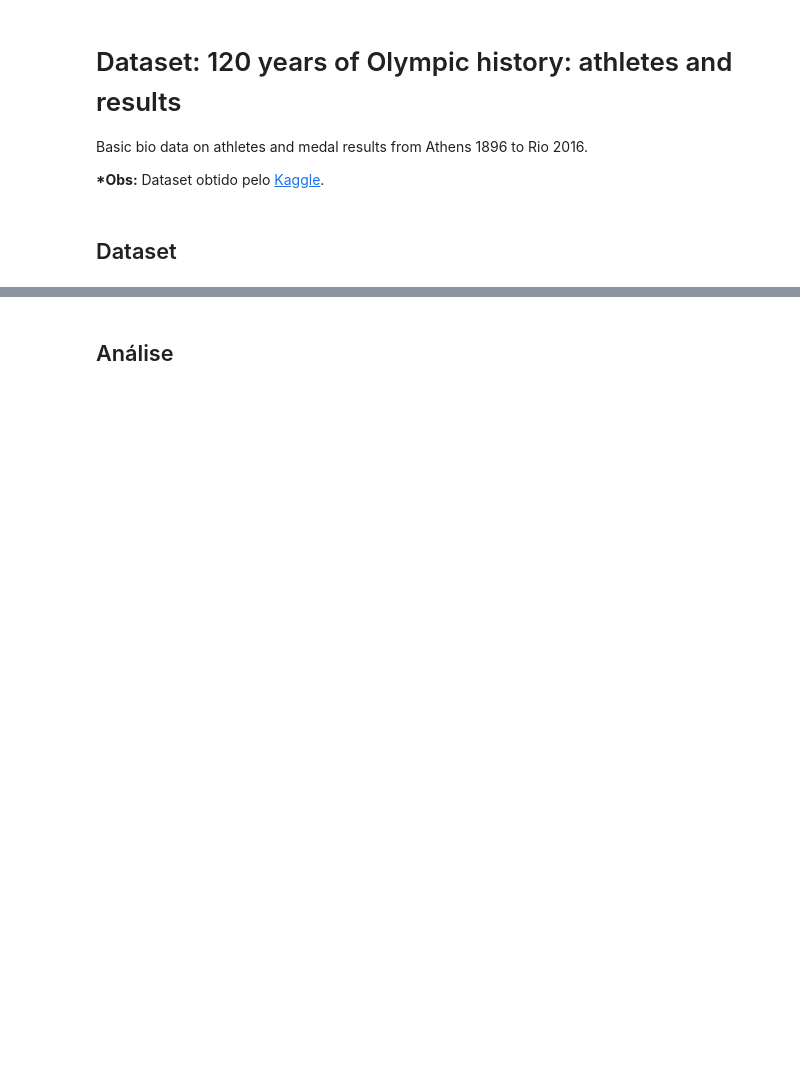
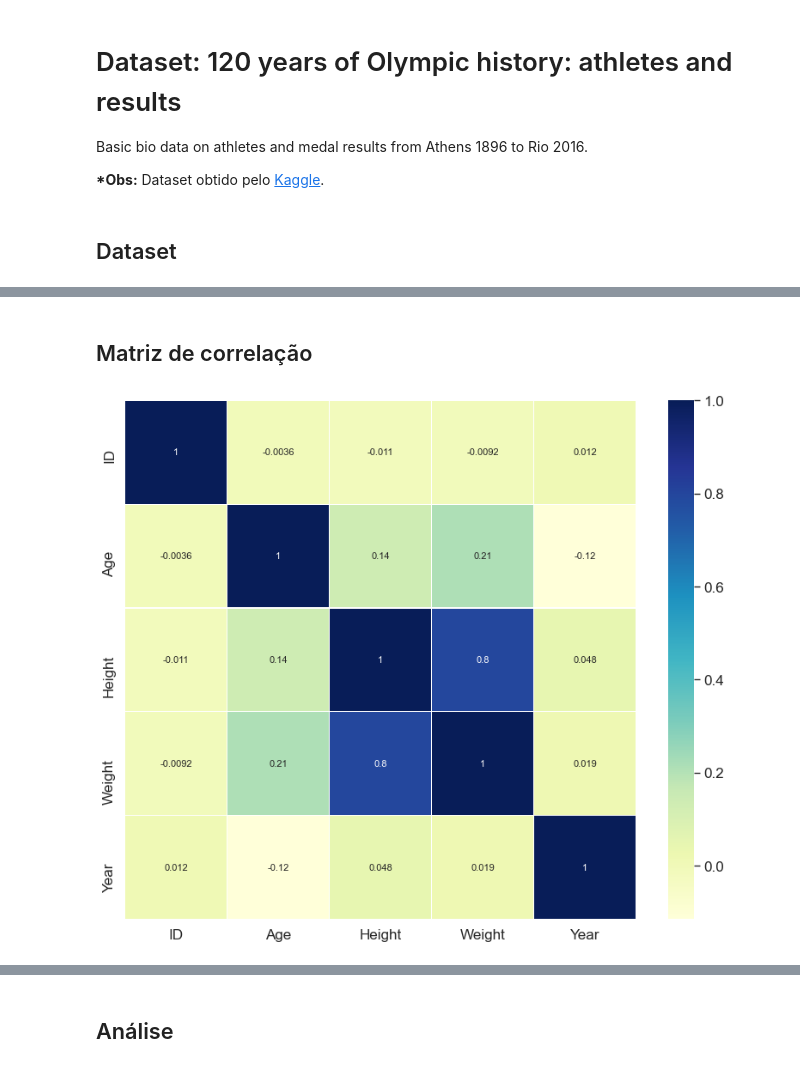
Before and after one commit to thalissonfelipe/mineracao, a Jupyter notebook: Relatorio.ipynb, the cells around one changed output, grey strips where cells are left out. Saved outputs shown, nothing was run; the diff lists cells and outputs as text; code cells hidden in the pictures; blank space fills up the shorter version.

```diff
--- a/Relatorio.ipynb
+++ b/Relatorio.ipynb
@@ -51,3 +46,11 @@ Os atributos são:
 * Sport - esporte que o atleta participou
 * Event - nome do evento
 * Medal - medalha que o atleta ganhou (NaN, Gold, Bronze e Silver)
+# %% [markdown]
+## Matriz de correlação
+# %%
+plt.figure(figsize=(12, 10), dpi=80)
+sns.heatmap(df.corr(), annot=True, linewidth=0.2, cmap='YlGnBu')
+plt.show()
+# %% [output]
+[figure, added]
```
Also changed, not shown: parts of 40 cells of this notebook.
